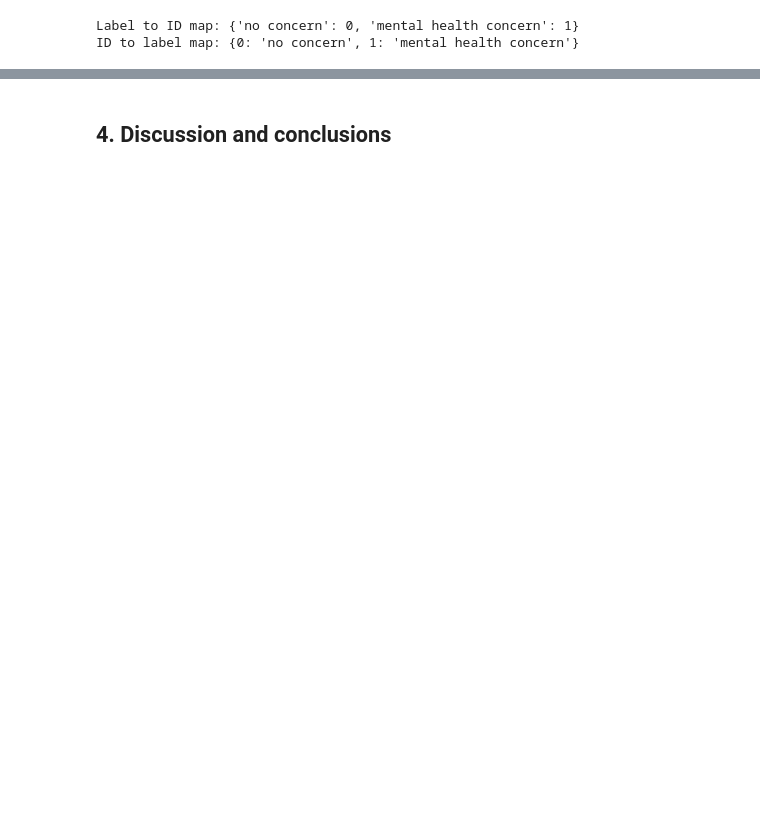
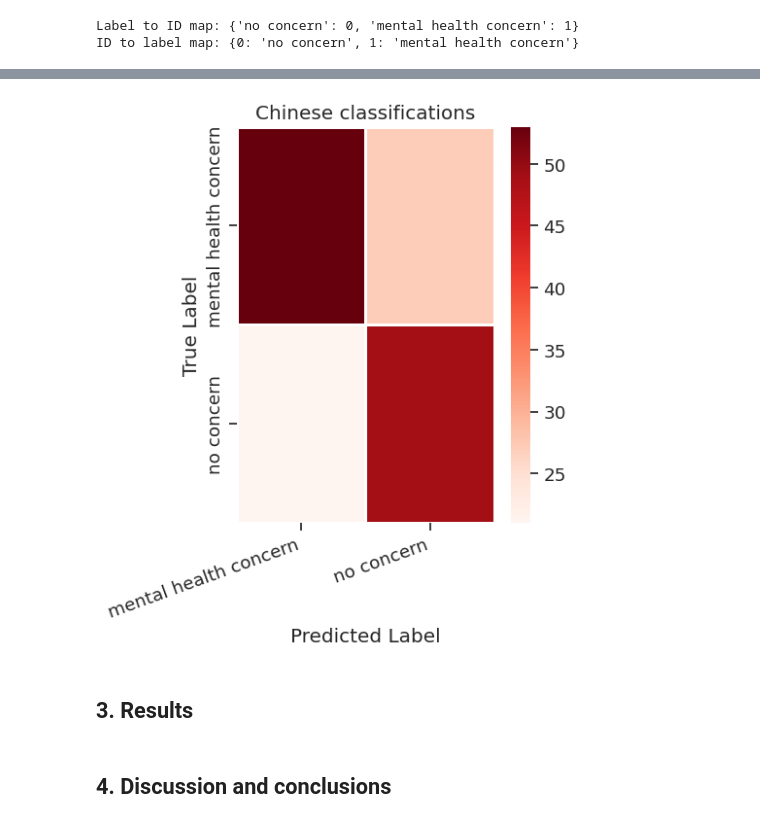
Before and after one commit to anabi77498/text-translation-and-bert, a Jupyter notebook: project.ipynb, the cells around one changed output, grey strips where cells are left out. Cells and saved outputs as stored; diff of their text form; code cells hidden in the pictures; blank space fills up the shorter version.

```diff
--- a/project.ipynb
+++ b/project.ipynb
@@ -661,2 +858,9 @@ ImportError: Using the `Trainer` with `PyTorch` requires `accelerate>=0.20.1`: P
+# %%
+
+plot_classif("Chinese", data_splits["chinese"][3], predicted['chinese'])
+# %% [output]
+[figure, added]
+# %% [markdown]
+## 3. Results
 # %% [markdown]
 ## 4. Discussion and conclusions
```
Also changed, not shown: parts of 37 cells of this notebook.
